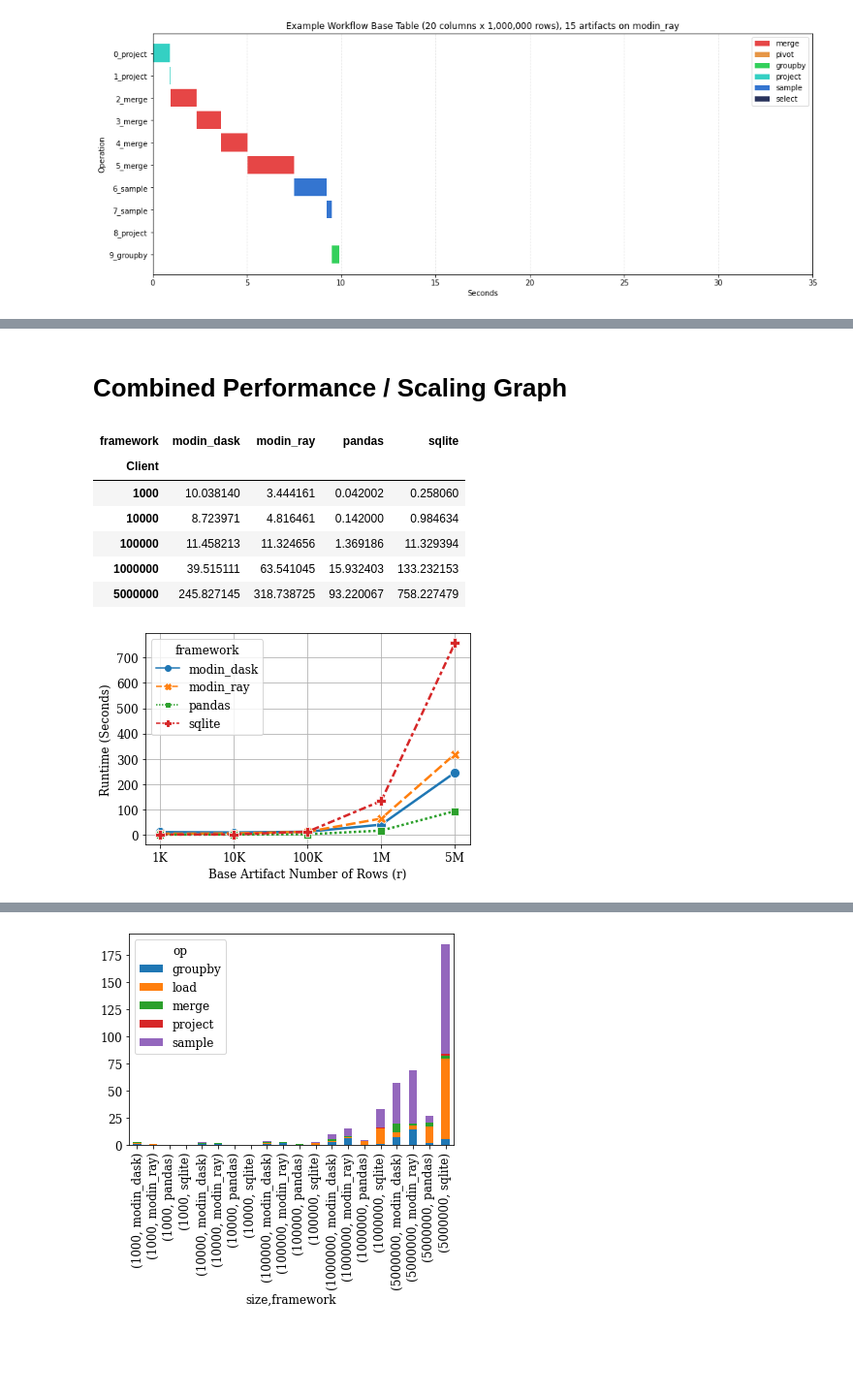
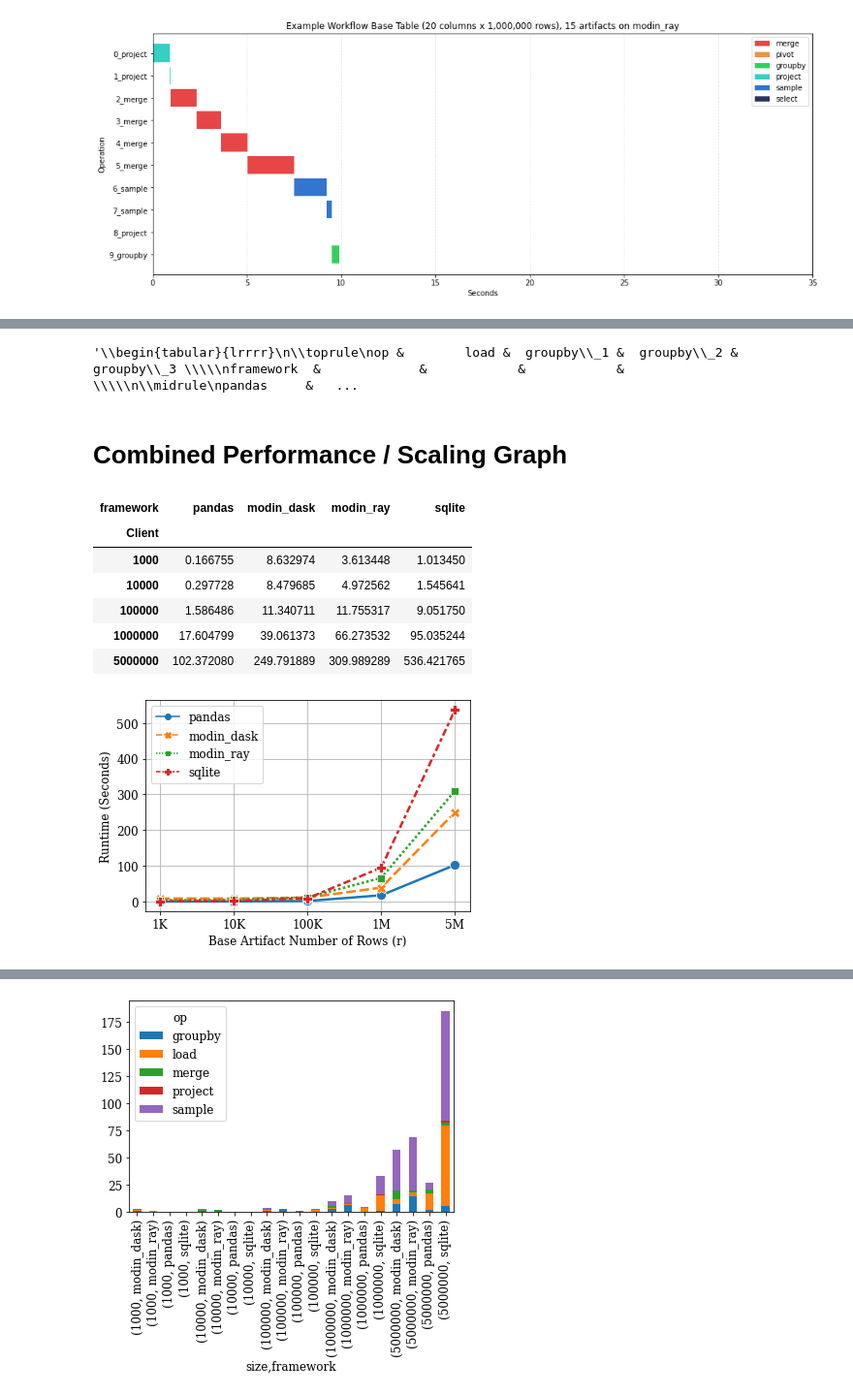
Before and after one commit to suhailrehman/fuzzydata, a Jupyter notebook: examples/Result_Analysis.ipynb, the cells around one changed output, grey strips where cells are left out. Shown at 97% size. Saved outputs shown, nothing was run; the diff lists cells and outputs as text; code cells hidden in the pictures; blank space fills up the shorter version.

```diff
--- a/examples/Result_Analysis.ipynb
+++ b/examples/Result_Analysis.ipynb
@@ -120,8 +120,15 @@ for f in frameworks:
 # %%
-BASE_DIR = '/mnt/fuzzydata/nyc-cab/'
+BASE_DIR = '/mnt/roscoe/data/fuzzydata/fuzzydatatest/nyc-cab/'
 frameworks = ['pandas', 'sqlite', 'modin_dask', 'modin_ray']
 
+all_perfs = []
 for f in frameworks:
     result_file = glob.glob(f"{BASE_DIR}/{f}/*_perf.csv")[0]
     perf_df = pd.read_csv(result_file, index_col=0)
-    plot_gantt(perf_df, title=f'Example Workflow 1.18 GB CSV load/groupby on {f}',  x_range=[0.0, 320])
+    perf_df['end_time_seconds'] = np.cumsum(perf_df.elapsed_time)
+    perf_df['start_time_seconds'] = perf_df['end_time_seconds'].shift().fillna(0)
+    perf_df['framework'] = f
+    all_perfs.append(perf_df)
+    #plot_gantt(perf_df, title=f'Example Workflow 1.18 GB CSV load/groupby on {f}',  x_range=[0.0, 320])
+
+nyc_cab_perfs = pd.concat(all_perfs, ignore_index=True)
@@ -130,3 +158,7 @@ IndexError: list index out of range
+# %%
+pivoted.to_latex()
+# %% [output]
+'\\begin{tabular}{lrrrr}\n\\toprule\nop &        load &  groupby\\_1 &  groupby\\_2 &  groupby\\_3 \\\\\nframework  &             &            &            &            \\\\\n\\midrule\npandas     &   ...
 # %% [markdown]
 # Combined Performance / Scaling Graph
 # %%
@@ -156,40 +188,45 @@ all_perfs_df = pd.concat(all_perfs, ignore_index=True)
 # %%
 total_wf_times = all_perfs_df.loc[all_perfs_df.dst == 'artifact_14'][['framework','size','end_time_seconds']].reset_index(drop=True).pivot(index='size', columns='framework', values='end_time_seconds')
 total_wf_times = total_wf_times.rename_axis('Client')
+total_wf_times = total_wf_times[['pandas', 'modin_dask', 'modin_ray', 'sqlite']]
 total_wf_times
 # %% [output]
-| framework | modin_dask | modin_ray | pandas | sqlite |
+| framework | pandas | modin_dask | modin_ray | sqlite |
 | Client |  |  |  |  |
-| 1000 | 10.038140 | 3.444161 | 0.042002 | 0.258060 |
-| 10000 | 8.723971 | 4.816461 | 0.142000 | 0.984634 |
-| 100000 | 11.458213 | 11.324656 | 1.369186 | 11.329394 |
-| 1000000 | 39.515111 | 63.541045 | 15.932403 | 133.232153 |
-| 5000000 | 245.827145 | 318.738725 | 93.220067 | 758.227479 |
+| 1000 | 0.166755 | 8.632974 | 3.613448 | 1.013450 |
+| 10000 | 0.297728 | 8.479685 | 4.972562 | 1.545641 |
+| 100000 | 1.586486 | 11.340711 | 11.755317 | 9.051750 |
+| 1000000 | 17.604799 | 39.061373 | 66.273532 | 95.035244 |
+| 5000000 | 102.372080 | 249.791889 | 309.989289 | 536.421765 |
 # %%
 import seaborn as sns
 import matplotlib
 import matplotlib.pyplot as plt
 
 font = {'family' : 'serif',
         'weight' : 'normal',
         'size'   : 12}
 
 matplotlib.rc('font', **font)
 
 
 x_axis_replacements = ['1K', '10K', '100K', '1M', '5M']
 
 
 plt.figure(figsize=(6,4))
-sns.lineplot(data=total_wf_times, markers=True, linewidth=2.5, markersize=10)
+
+ax = sns.lineplot(data=total_wf_times, markers=True, linewidth=2.5, markersize=10)
 plt.xticks(total_wf_times.index, x_axis_replacements)
 plt.grid()
 plt.xlabel('Base Artifact Number of Rows (r)')
 plt.ylabel('Runtime (Seconds)')
 
+handles, labels = ax.get_legend_handles_labels()
+ax.legend(handles=handles, labels=labels)
+
 plt.savefig("scaling.pdf", bbox_inches='tight')
 # %% [output]
-[figure, old version]
+[figure, new version]
 # %%
 breakdown = all_perfs_df[['framework', 'size', 'op', 'elapsed_time']].groupby(['framework', 'size', 'op']).sum().reset_index()
 pivoted_breakdown = breakdown.pivot(index=['size', 'framework'], columns=['op'], values='elapsed_time')
```
Also changed, not shown: parts of 25 cells of this notebook, 11 other files.
